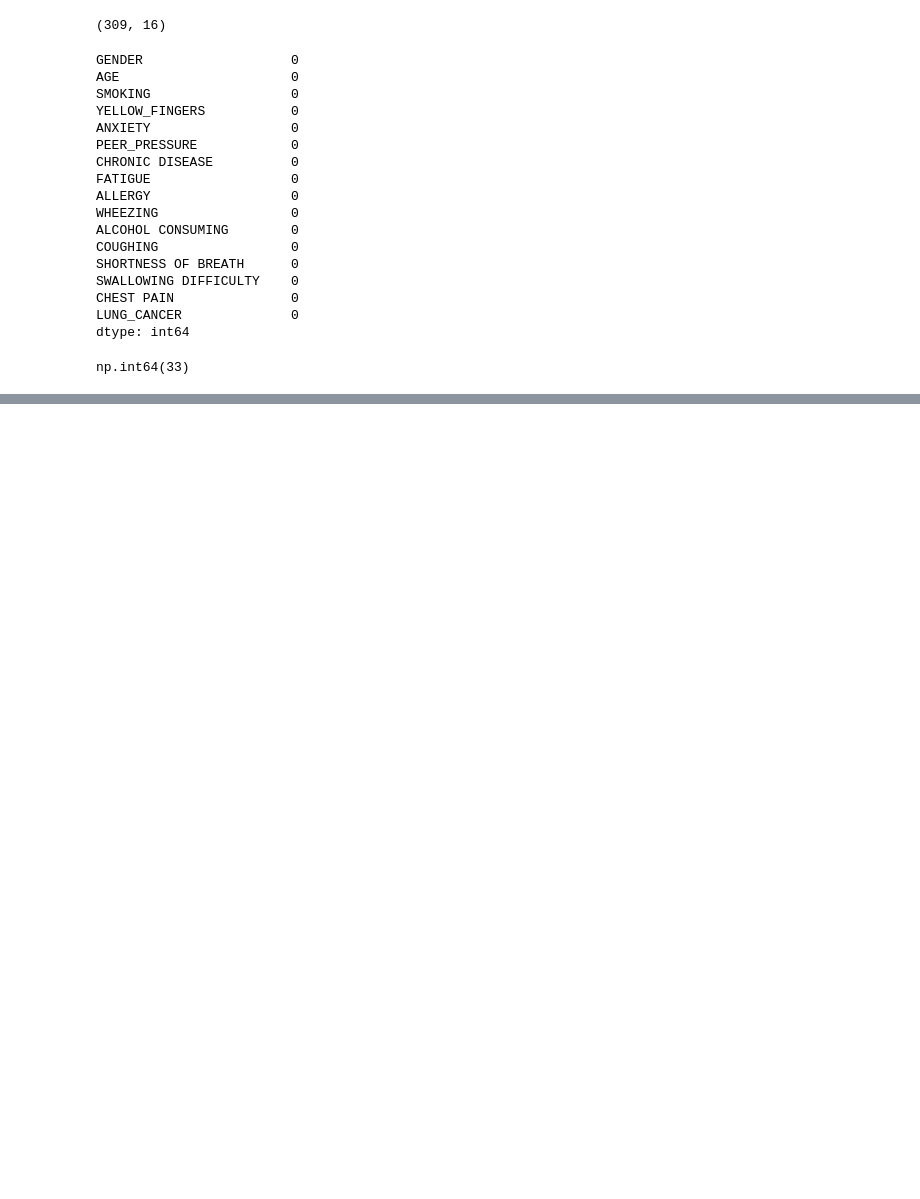
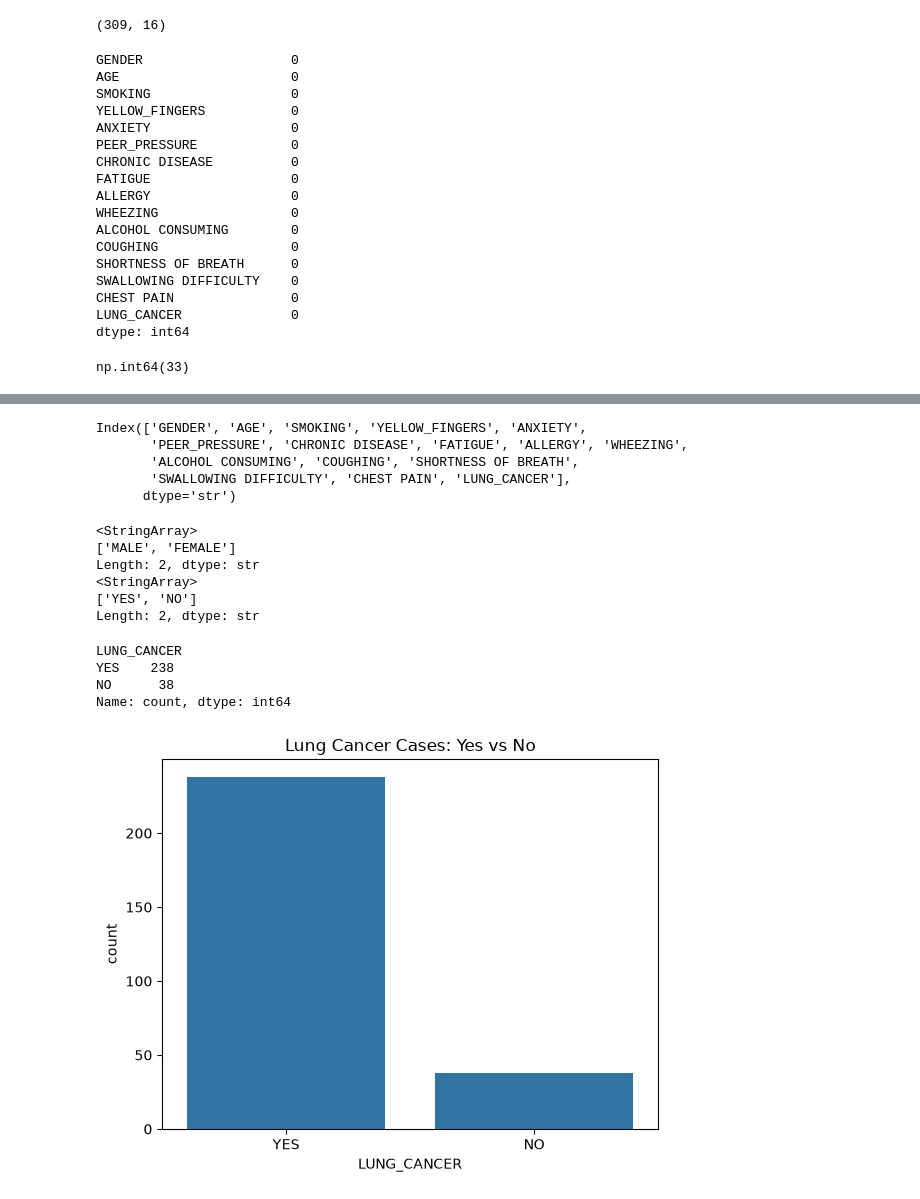
Before and after one commit to Roonit08/Machine-Learning, a Jupyter notebook: Learning Project/Cancer_Detection/KNN_lung_cancer.ipynb, the cells around one changed output, grey strips where cells are left out. Cells and saved outputs as stored; diff of their text form; code cells hidden in the pictures; blank space fills up the shorter version.

Commit message:
updated the lung cancer detection project ipynb prediction completed and records are saved

```diff
--- a/Learning Project/Cancer_Detection/KNN_lung_cancer.ipynb
+++ b/Learning Project/Cancer_Detection/KNN_lung_cancer.ipynb
@@ -96,3 +99,5 @@ dtype: int64
 lung_cancer_data.duplicated().sum()
 # %% [output]
 np.int64(33)
+# %%
+lung_cancer_data = lung_cancer_data.drop_duplicates()
@@ -98,0 +116,19 @@ np.int64(33)
+# %%
+lung_cancer_data.columns = lung_cancer_data.columns.str.strip()
+lung_cancer_data.columns
+# %% [output]
+Index(['GENDER', 'AGE', 'SMOKING', 'YELLOW_FINGERS', 'ANXIETY',
+       'PEER_PRESSURE', 'CHRONIC DISEASE', 'FATIGUE', 'ALLERGY', 'WHEEZING',
+       'ALCOHOL CONSUMING', 'COUGHING', 'SHORTNESS OF BREATH',
+       'SWALLOWING DIFFICULTY', 'CHEST PAIN', 'LUNG_CANCER'],
+      dtype='str')
+# %%
+print(lung_cancer_data['GENDER'].unique())
+print(lung_cancer_data['LUNG_CANCER'].unique())
+# %% [output]
+<StringArray>
+['MALE', 'FEMALE']
+Length: 2, dtype: str
+<StringArray>
+['YES', 'NO']
+Length: 2, dtype: str
@@ -98,0 +137,16 @@ np.int64(33)
+# %%
+gender_encoder = LabelEncoder()
+lung_cancer_data['GENDER'] = gender_encoder.fit_transform(lung_cancer_data['GENDER'])
+# %%
+lung_cancer_data['LUNG_CANCER'].value_counts()
+# %% [output]
+LUNG_CANCER
+YES    238
+NO      38
+Name: count, dtype: int64
+# %%
+sns.countplot(x='LUNG_CANCER', data=lung_cancer_data)
+plt.title('Lung Cancer Cases: Yes vs No')
+plt.show()
+# %% [output]
+[figure, added]
```
Also changed, not shown: parts of 31 cells of this notebook, 7 other files.
